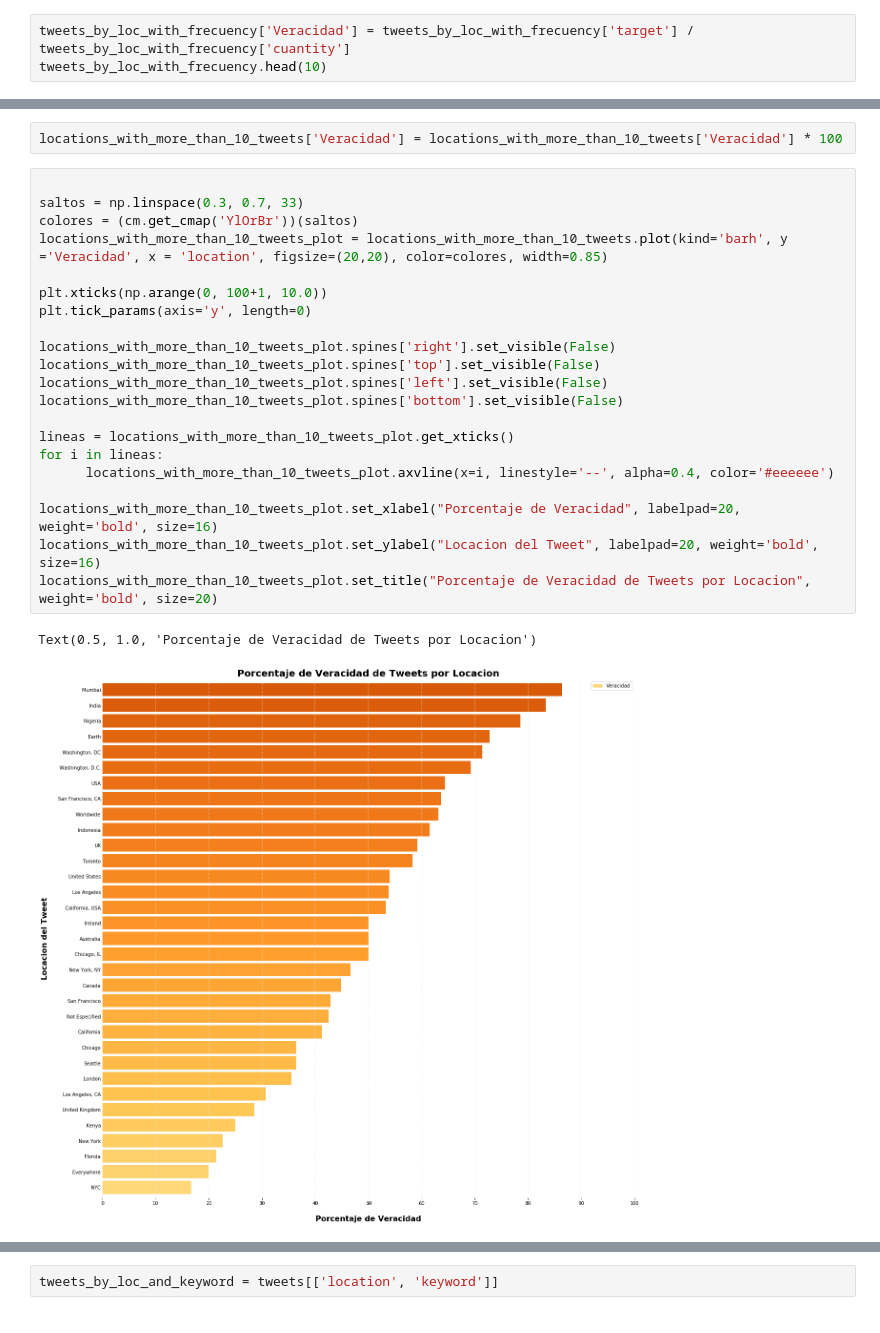
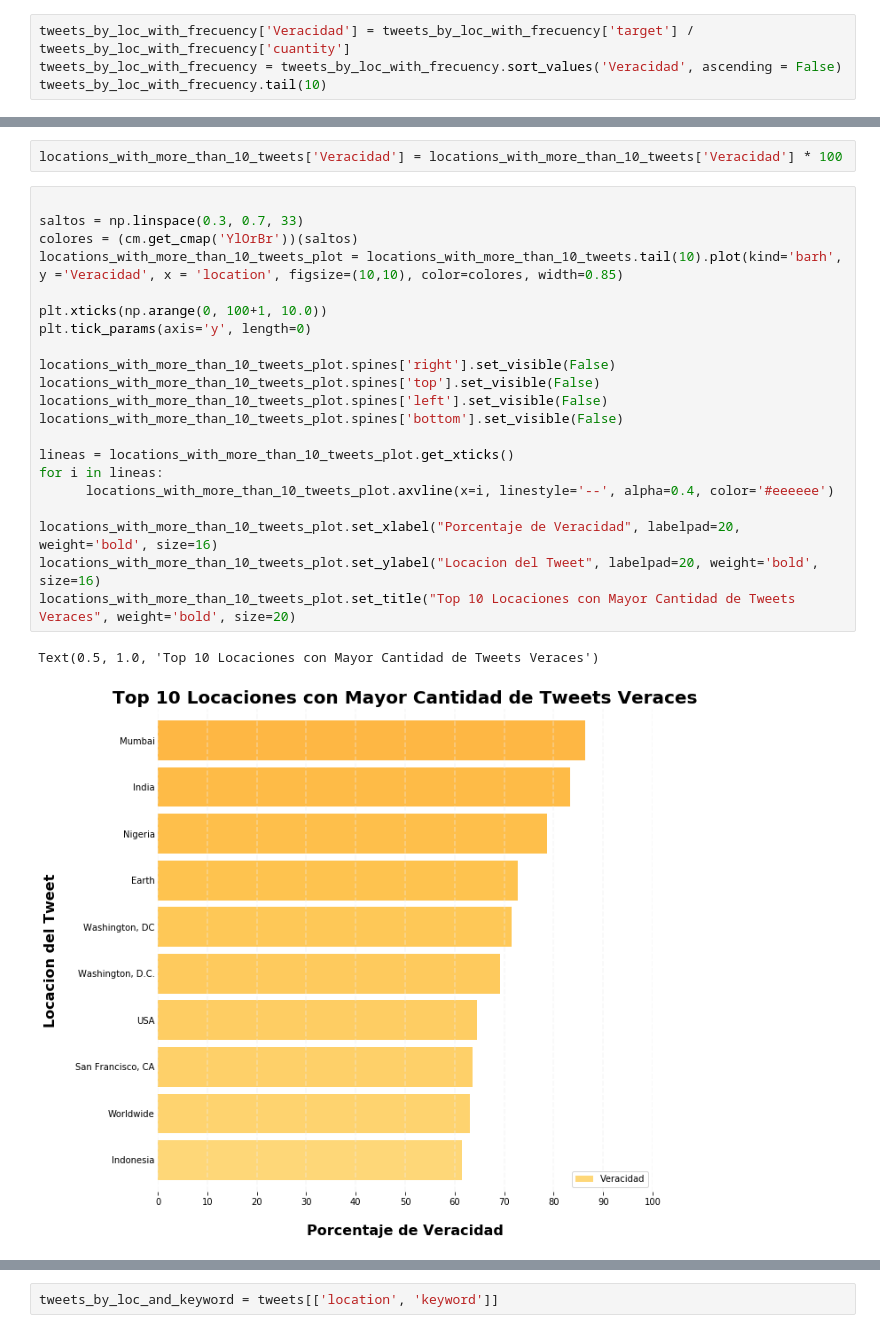
Before and after one commit to RiedelNicolas/TP1-Organizacion-de-Datos, a Jupyter notebook: Hugo.ipynb, the cells around one changed output, grey strips where cells are left out. Cells and saved outputs as stored; diff of their text form.

Commit message:
Tweets com mayor ratio de  tweets verdaderos y falsos

```diff
--- a/Hugo.ipynb
+++ b/Hugo.ipynb
@@ -126,7 +119,8 @@ dtypes: int64(3)
 memory usage: 104.4+ KB
 # %%
 tweets_by_loc_with_frecuency['Veracidad'] = tweets_by_loc_with_frecuency['target'] / tweets_by_loc_with_frecuency['cuantity']
-tweets_by_loc_with_frecuency.head(10)
+tweets_by_loc_with_frecuency = tweets_by_loc_with_frecuency.sort_values('Veracidad', ascending = False)
+tweets_by_loc_with_frecuency.tail(10)
 # %% [output]
 |  | target | text lenght | cuantity | Veracidad |
 | location |  |  |  |  |
@@ -175,27 +169,27 @@ locations_with_more_than_10_tweets['Veracidad'] = locations_with_more_than_10_tw
 # %%
 
 saltos = np.linspace(0.3, 0.7, 33)
 colores = (cm.get_cmap('YlOrBr'))(saltos)
-locations_with_more_than_10_tweets_plot = locations_with_more_than_10_tweets.plot(kind='barh', y ='Veracidad', x = 'location', figsize=(20,20), color=colores, width=0.85)
+locations_with_more_than_10_tweets_plot = locations_with_more_than_10_tweets.tail(10).plot(kind='barh', y ='Veracidad', x = 'location', figsize=(10,10), color=colores, width=0.85)
 
 plt.xticks(np.arange(0, 100+1, 10.0))
 plt.tick_params(axis='y', length=0)
 
 locations_with_more_than_10_tweets_plot.spines['right'].set_visible(False)
 locations_with_more_than_10_tweets_plot.spines['top'].set_visible(False)
 locations_with_more_than_10_tweets_plot.spines['left'].set_visible(False)
 locations_with_more_than_10_tweets_plot.spines['bottom'].set_visible(False)
 
 lineas = locations_with_more_than_10_tweets_plot.get_xticks()
 for i in lineas:
       locations_with_more_than_10_tweets_plot.axvline(x=i, linestyle='--', alpha=0.4, color='#eeeeee')
 
 locations_with_more_than_10_tweets_plot.set_xlabel("Porcentaje de Veracidad", labelpad=20, weight='bold', size=16)
 locations_with_more_than_10_tweets_plot.set_ylabel("Locacion del Tweet", labelpad=20, weight='bold', size=16)
-locations_with_more_than_10_tweets_plot.set_title("Porcentaje de Veracidad de Tweets por Locacion", weight='bold', size=20)
+locations_with_more_than_10_tweets_plot.set_title("Top 10 Locaciones con Mayor Cantidad de Tweets Veraces", weight='bold', size=20)
 # %% [output]
-Text(0.5, 1.0, 'Porcentaje de Veracidad de Tweets por Locacion')
+Text(0.5, 1.0, 'Top 10 Locaciones con Mayor Cantidad de Tweets Veraces')
-[figure, old version]
+[figure, new version]
 # %%
 tweets_by_loc_with_frecuency.head(10)
 # %% [output]
```
Also changed, not shown: parts of 23 cells of this notebook.
